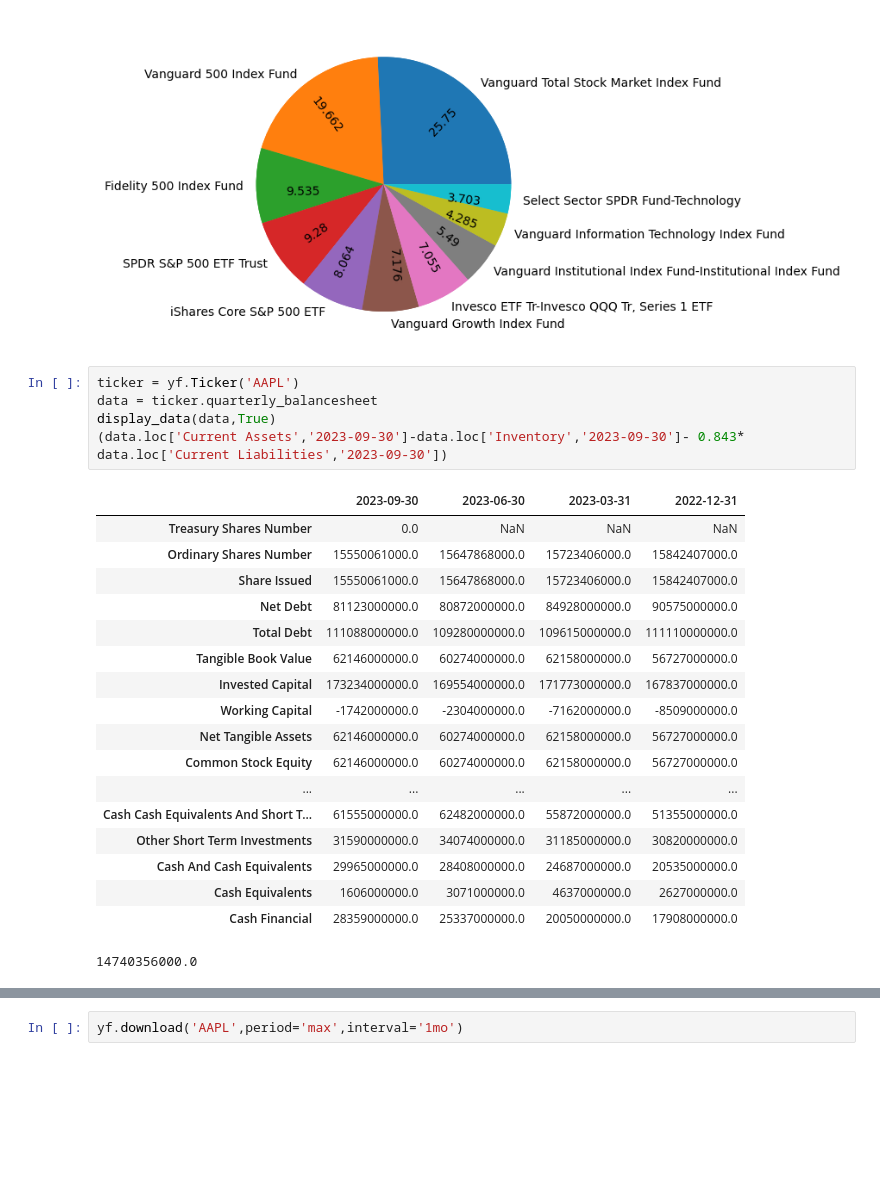
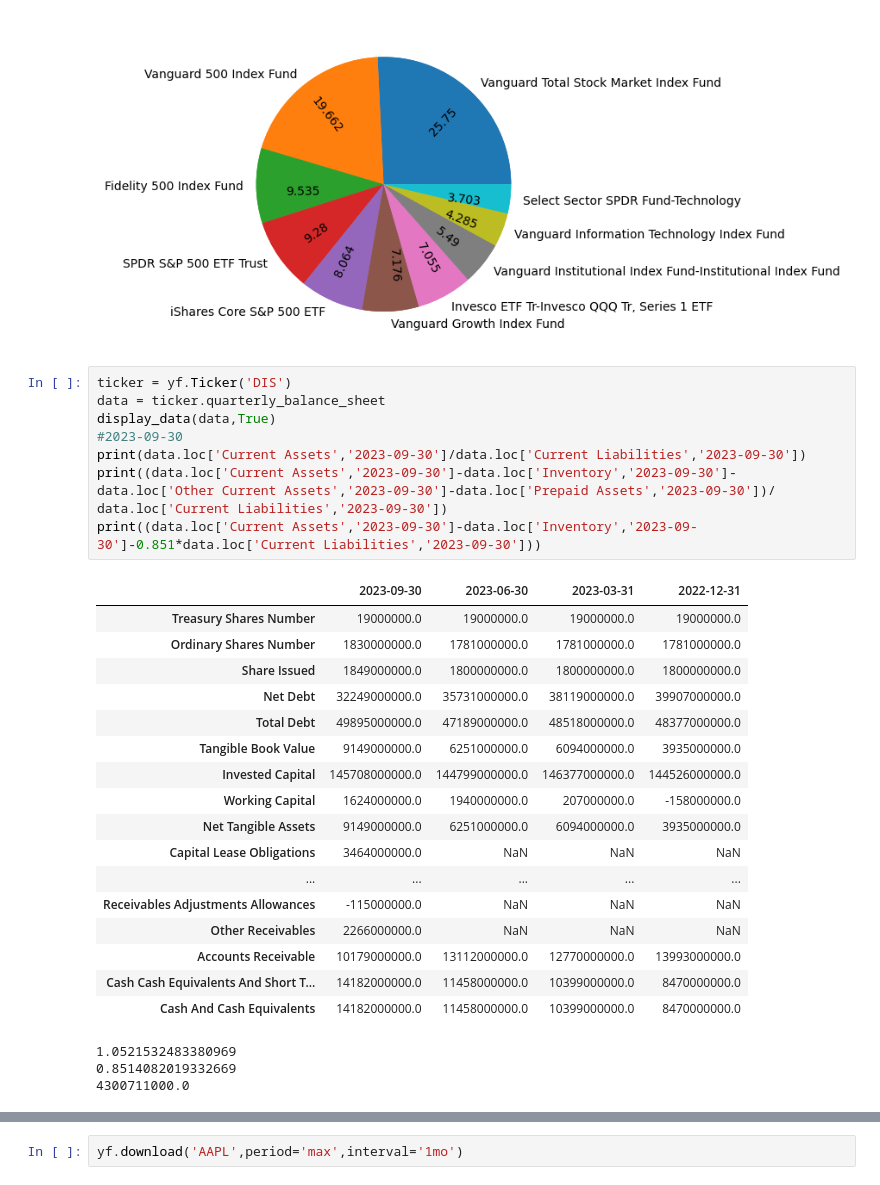
Before and after one commit to Robohrriday/MS499_IITGN_Finance_2024, a Jupyter notebook: data_analysis.ipynb, the cells around one changed output, grey strips where cells are left out. Cells and saved outputs as stored; diff of their text form; blank space fills up the shorter version.

Commit message:
more data analysis

```diff
--- a/data_analysis.ipynb
+++ b/data_analysis.ipynb
@@ -197,29 +197,34 @@ plt.show()
 | 9 | Select Sector SPDR Fund-Technology | 66511398 | 2023-11-29 | 0.0043 | 12798123081 |
 [figure]
 # %%
-ticker = yf.Ticker('AAPL')
-data = ticker.quarterly_balancesheet
+ticker = yf.Ticker('DIS')
+data = ticker.quarterly_balance_sheet
 display_data(data,True)
-(data.loc['Current Assets','2023-09-30']-data.loc['Inventory','2023-09-30']- 0.843* data.loc['Current Liabilities','2023-09-30'])
+#2023-09-30
+print(data.loc['Current Assets','2023-09-30']/data.loc['Current Liabilities','2023-09-30'])
+print((data.loc['Current Assets','2023-09-30']-data.loc['Inventory','2023-09-30']-data.loc['Other Current Assets','2023-09-30']-data.loc['Prepaid Assets','2023-09-30'])/ data.loc['Current Liabilities','2023-09-30'])
+print((data.loc['Current Assets','2023-09-30']-data.loc['Inventory','2023-09-30']-0.851*data.loc['Current Liabilities','2023-09-30']))
 # %% [output]
 |  | 2023-09-30 | 2023-06-30 | 2023-03-31 | 2022-12-31 |
-| Treasury Shares Number | 0.0 | NaN | NaN | NaN |
-| Ordinary Shares Number | 15550061000.0 | 15647868000.0 | 15723406000.0 | 15842407000.0 |
-| Share Issued | 15550061000.0 | 15647868000.0 | 15723406000.0 | 15842407000.0 |
-| Net Debt | 81123000000.0 | 80872000000.0 | 84928000000.0 | 90575000000.0 |
-| Total Debt | 111088000000.0 | 109280000000.0 | 109615000000.0 | 111110000000.0 |
-| Tangible Book Value | 62146000000.0 | 60274000000.0 | 62158000000.0 | 56727000000.0 |
-| Invested Capital | 173234000000.0 | 169554000000.0 | 171773000000.0 | 167837000000.0 |
-| Working Capital | -1742000000.0 | -2304000000.0 | -7162000000.0 | -8509000000.0 |
-| Net Tangible Assets | 62146000000.0 | 60274000000.0 | 62158000000.0 | 56727000000.0 |
-| Common Stock Equity | 62146000000.0 | 60274000000.0 | 62158000000.0 | 56727000000.0 |
+| Treasury Shares Number | 19000000.0 | 19000000.0 | 19000000.0 | 19000000.0 |
+| Ordinary Shares Number | 1830000000.0 | 1781000000.0 | 1781000000.0 | 1781000000.0 |
+| Share Issued | 1849000000.0 | 1800000000.0 | 1800000000.0 | 1800000000.0 |
+| Net Debt | 32249000000.0 | 35731000000.0 | 38119000000.0 | 39907000000.0 |
+| Total Debt | 49895000000.0 | 47189000000.0 | 48518000000.0 | 48377000000.0 |
+| Tangible Book Value | 9149000000.0 | 6251000000.0 | 6094000000.0 | 3935000000.0 |
+| Invested Capital | 145708000000.0 | 144799000000.0 | 146377000000.0 | 144526000000.0 |
+| Working Capital | 1624000000.0 | 1940000000.0 | 207000000.0 | -158000000.0 |
+| Net Tangible Assets | 9149000000.0 | 6251000000.0 | 6094000000.0 | 3935000000.0 |
+| Capital Lease Obligations | 3464000000.0 | NaN | NaN | NaN |
 | ... | ... | ... | ... | ... |
-| Cash Cash Equivalents And Short T... | 61555000000.0 | 62482000000.0 | 55872000000.0 | 51355000000.0 |
-| Other Short Term Investments | 31590000000.0 | 34074000000.0 | 31185000000.0 | 30820000000.0 |
-| Cash And Cash Equivalents | 29965000000.0 | 28408000000.0 | 24687000000.0 | 20535000000.0 |
-| Cash Equivalents | 1606000000.0 | 3071000000.0 | 4637000000.0 | 2627000000.0 |
-| Cash Financial | 28359000000.0 | 25337000000.0 | 20050000000.0 | 17908000000.0 |
+| Receivables Adjustments Allowances | -115000000.0 | NaN | NaN | NaN |
+| Other Receivables | 2266000000.0 | NaN | NaN | NaN |
+| Accounts Receivable | 10179000000.0 | 13112000000.0 | 12770000000.0 | 13993000000.0 |
+| Cash Cash Equivalents And Short T... | 14182000000.0 | 11458000000.0 | 10399000000.0 | 8470000000.0 |
+| Cash And Cash Equivalents | 14182000000.0 | 11458000000.0 | 10399000000.0 | 8470000000.0 |
-14740356000.0
+1.0521532483380969
+0.8514082019332669
+4300711000.0
 # %%
 a = ticker.get_info()
 display_data(a,True)
```
Also changed, not shown: parts of 1 cell of this notebook.
